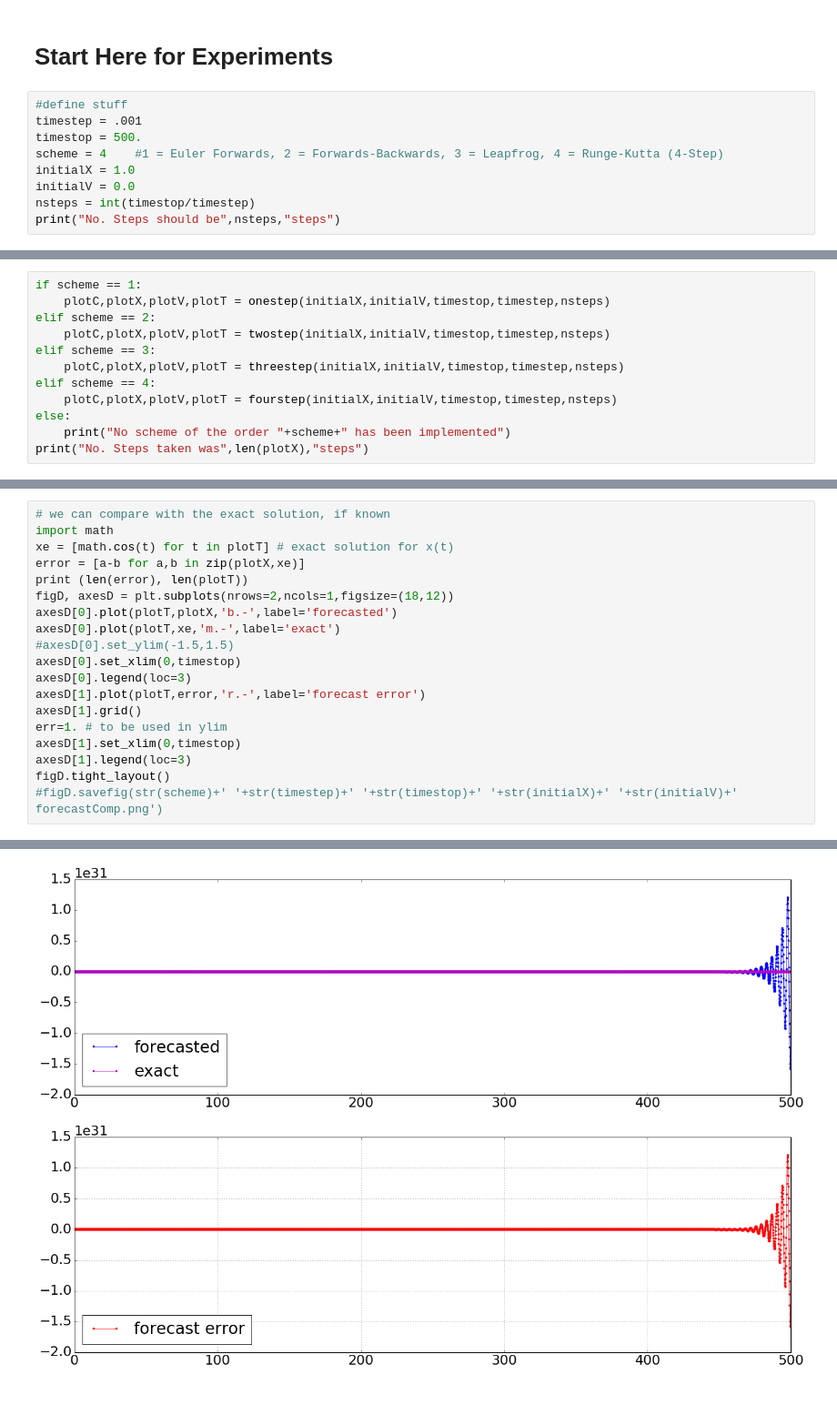
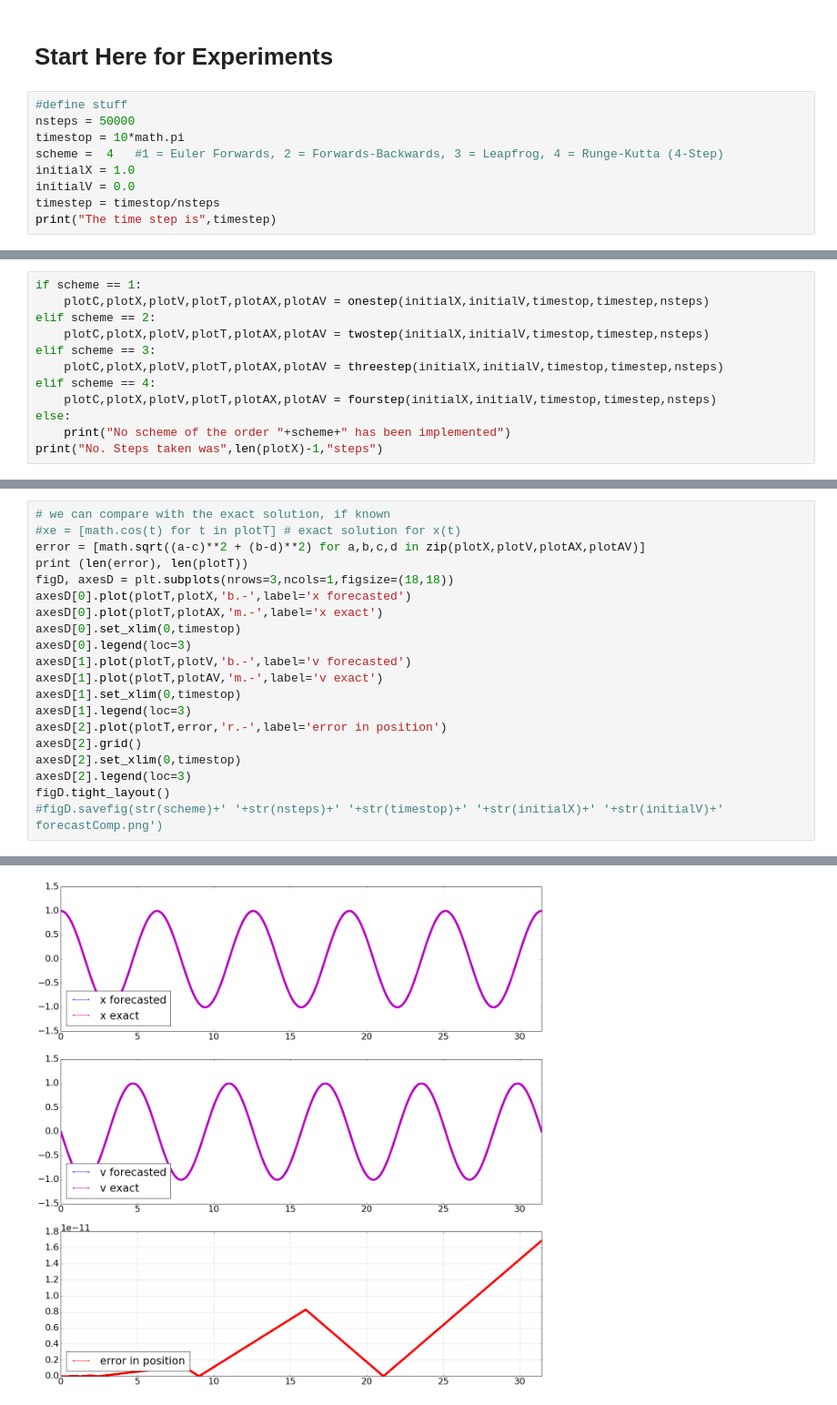
Before and after one commit to Mole45/MMet_Project, a Jupyter notebook: Project-SimpleOsc.ipynb, the cells around one changed output, grey strips where cells are left out. Shown at 91% size. Cells and saved outputs as stored; diff of their text form.

Commit message:
v3 - Comparison of errors in schemes

```diff
--- a/Project-SimpleOsc.ipynb
+++ b/Project-SimpleOsc.ipynb
@@ -206,11 +244,11 @@ def fourstep(x,v,tStop,tStep,noStep,t=0):
 # Start Here for Experiments
 # %%
 #define stuff
-timestep = .001
-timestop = 500.
-scheme = 4    #1 = Euler Forwards, 2 = Forwards-Backwards, 3 = Leapfrog, 4 = Runge-Kutta (4-Step)
+nsteps = 50000
+timestop = 10*math.pi
+scheme =  4   #1 = Euler Forwards, 2 = Forwards-Backwards, 3 = Leapfrog, 4 = Runge-Kutta (4-Step)
 initialX = 1.0
 initialV = 0.0
-nsteps = int(timestop/timestep)
-print("No. Steps should be",nsteps,"steps")
+timestep = timestop/nsteps
+print("The time step is",timestep)
 # %% [output]
@@ -218,13 +256,13 @@ No. Steps should be 5000 steps
 # %%
 if scheme == 1:
-    plotC,plotX,plotV,plotT = onestep(initialX,initialV,timestop,timestep,nsteps)
+    plotC,plotX,plotV,plotT,plotAX,plotAV = onestep(initialX,initialV,timestop,timestep,nsteps)
 elif scheme == 2:
-    plotC,plotX,plotV,plotT = twostep(initialX,initialV,timestop,timestep,nsteps)
+    plotC,plotX,plotV,plotT,plotAX,plotAV = twostep(initialX,initialV,timestop,timestep,nsteps)
 elif scheme == 3:
-    plotC,plotX,plotV,plotT = threestep(initialX,initialV,timestop,timestep,nsteps)
+    plotC,plotX,plotV,plotT,plotAX,plotAV = threestep(initialX,initialV,timestop,timestep,nsteps)
 elif scheme == 4:
-    plotC,plotX,plotV,plotT = fourstep(initialX,initialV,timestop,timestep,nsteps)
+    plotC,plotX,plotV,plotT,plotAX,plotAV = fourstep(initialX,initialV,timestop,timestep,nsteps)
 else:
     print("No scheme of the order "+scheme+" has been implemented")
-print("No. Steps taken was",len(plotX),"steps")
+print("No. Steps taken was",len(plotX)-1,"steps")
 # %% [output]
@@ -262,20 +310,21 @@ figC.tight_layout()
 # %%
 # we can compare with the exact solution, if known
-import math
-xe = [math.cos(t) for t in plotT] # exact solution for x(t)
-error = [a-b for a,b in zip(plotX,xe)]
+#xe = [math.cos(t) for t in plotT] # exact solution for x(t)
+error = [math.sqrt((a-c)**2 + (b-d)**2) for a,b,c,d in zip(plotX,plotV,plotAX,plotAV)]
 print (len(error), len(plotT))
-figD, axesD = plt.subplots(nrows=2,ncols=1,figsize=(18,12))
-axesD[0].plot(plotT,plotX,'b.-',label='forecasted')
-axesD[0].plot(plotT,xe,'m.-',label='exact')
-#axesD[0].set_ylim(-1.5,1.5)
+figD, axesD = plt.subplots(nrows=3,ncols=1,figsize=(18,18))
+axesD[0].plot(plotT,plotX,'b.-',label='x forecasted')
+axesD[0].plot(plotT,plotAX,'m.-',label='x exact')
 axesD[0].set_xlim(0,timestop)
 axesD[0].legend(loc=3)
-axesD[1].plot(plotT,error,'r.-',label='forecast error')
-axesD[1].grid()
-err=1. # to be used in ylim
+axesD[1].plot(plotT,plotV,'b.-',label='v forecasted')
+axesD[1].plot(plotT,plotAV,'m.-',label='v exact')
 axesD[1].set_xlim(0,timestop)
 axesD[1].legend(loc=3)
+axesD[2].plot(plotT,error,'r.-',label='error in position')
+axesD[2].grid()
+axesD[2].set_xlim(0,timestop)
+axesD[2].legend(loc=3)
 figD.tight_layout()
-#figD.savefig(str(scheme)+' '+str(timestep)+' '+str(timestop)+' '+str(initialX)+' '+str(initialV)+' forecastComp.png')
+#figD.savefig(str(scheme)+' '+str(nsteps)+' '+str(timestop)+' '+str(initialX)+' '+str(initialV)+' forecastComp.png')
 # %% [output]
@@ -283,4 +332,4 @@ figD.tight_layout()
-[figure, old version]
+[figure, new version]
 # %%
 figE, axE = plt.subplots(figsize=(18,5))
 axE.loglog(plotT,error,'r.-',label='forecast error')
```
Also changed, not shown: parts of 17 cells of this notebook.
